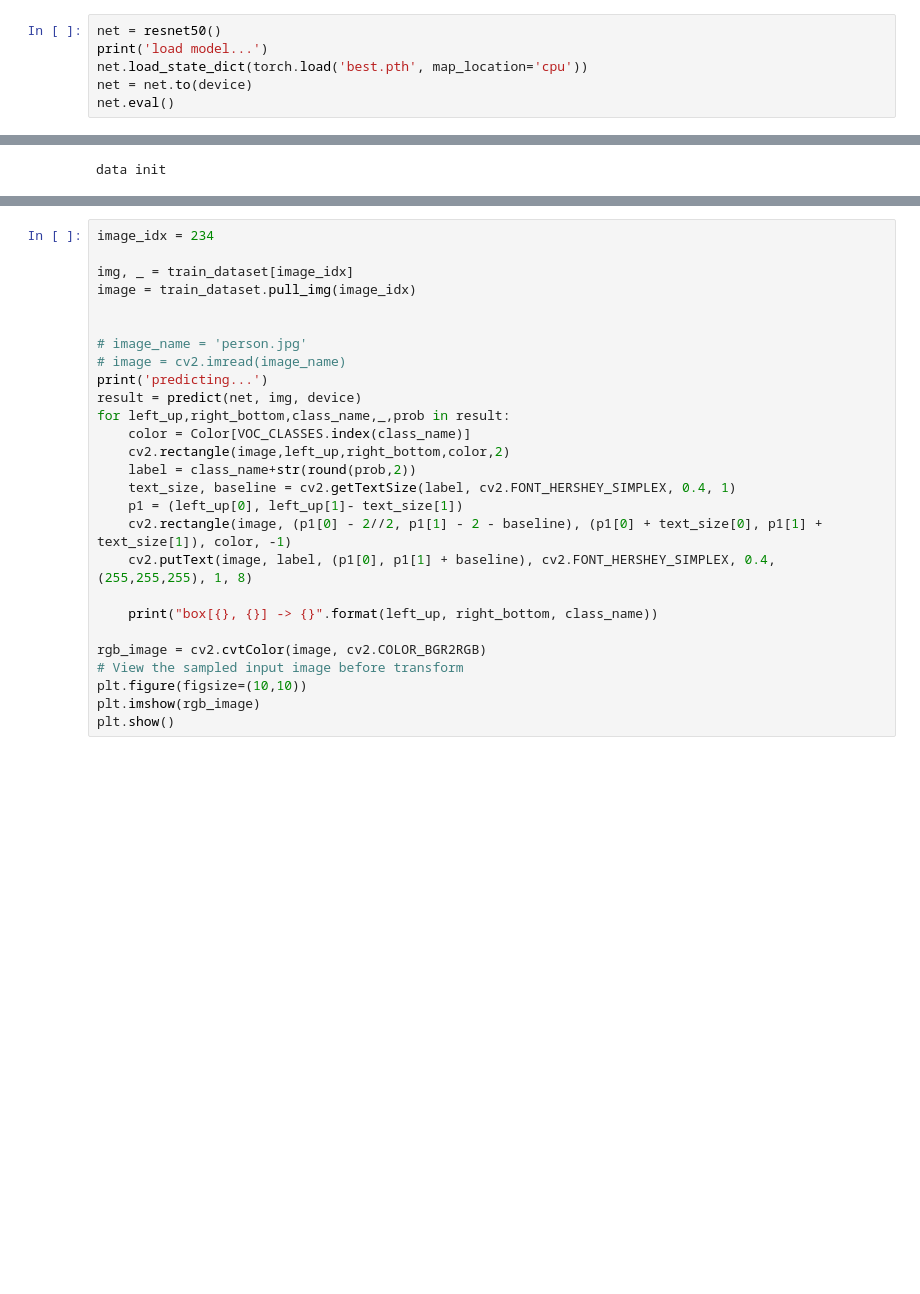
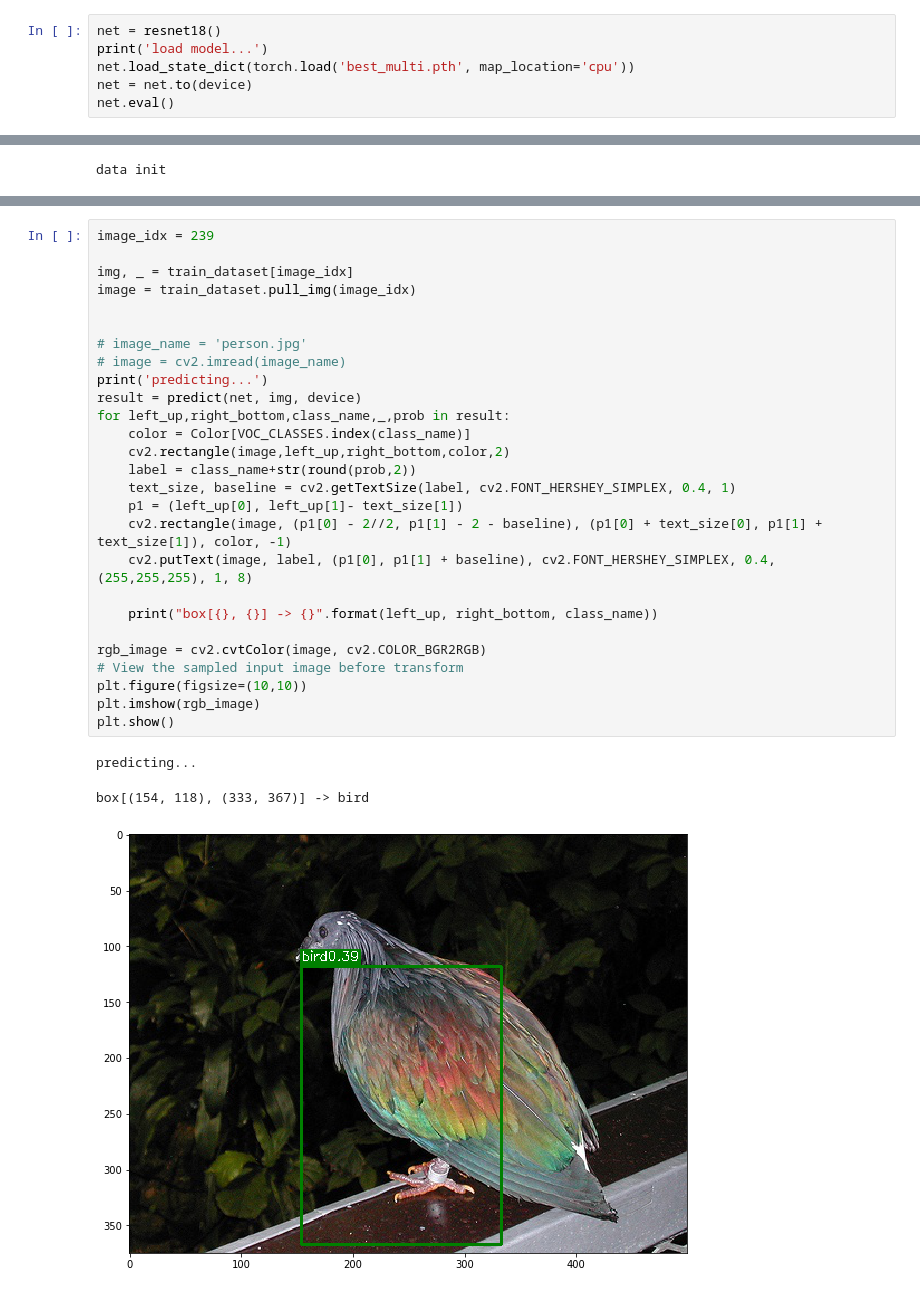
Before and after one commit to stefancho/pytorch-YOLO-v1, a Jupyter notebook: demo.ipynb, the cells around one changed output, grey strips where cells are left out. Drawn from its saved outputs; the diff is of its cells as text; blank space fills up the shorter version.

```diff
--- a/demo.ipynb
+++ b/demo.ipynb
@@ -23,8 +23,8 @@ num_epochs = 50
 batch_size = 24
 device = torch.device("cuda:0" if torch.cuda.is_available() else "cpu")
 # %%
-net = resnet50()
+net = resnet18()
 print('load model...')
-net.load_state_dict(torch.load('best.pth', map_location='cpu'))
+net.load_state_dict(torch.load('best_multi.pth', map_location='cpu'))
 net = net.to(device)
 net.eval()
@@ -56,27 +78,31 @@ plt.show()
 # %%
-image_idx = 234
+image_idx = 239
 
 img, _ = train_dataset[image_idx]
 image = train_dataset.pull_img(image_idx)
 
 
 # image_name = 'person.jpg'
 # image = cv2.imread(image_name)
 print('predicting...')
 result = predict(net, img, device)
 for left_up,right_bottom,class_name,_,prob in result:
     color = Color[VOC_CLASSES.index(class_name)]
     cv2.rectangle(image,left_up,right_bottom,color,2)
     label = class_name+str(round(prob,2))
     text_size, baseline = cv2.getTextSize(label, cv2.FONT_HERSHEY_SIMPLEX, 0.4, 1)
     p1 = (left_up[0], left_up[1]- text_size[1])
     cv2.rectangle(image, (p1[0] - 2//2, p1[1] - 2 - baseline), (p1[0] + text_size[0], p1[1] + text_size[1]), color, -1)
     cv2.putText(image, label, (p1[0], p1[1] + baseline), cv2.FONT_HERSHEY_SIMPLEX, 0.4, (255,255,255), 1, 8)
 
     print("box[{}, {}] -> {}".format(left_up, right_bottom, class_name))
 
 rgb_image = cv2.cvtColor(image, cv2.COLOR_BGR2RGB)
 # View the sampled input image before transform
 plt.figure(figsize=(10,10))
 plt.imshow(rgb_image)
 plt.show()
+# %% [output]
+predicting...
+box[(154, 118), (333, 367)] -> bird
+[figure, added]
```
Also changed, not shown: parts of 2 cells of this notebook, 6 other files.
